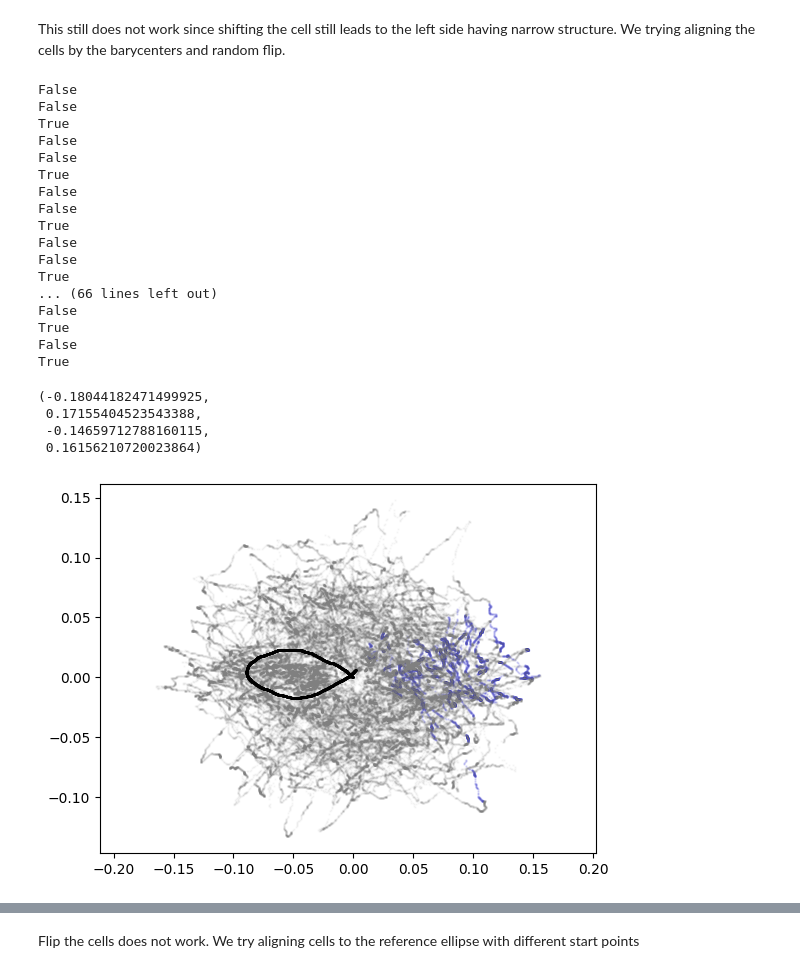
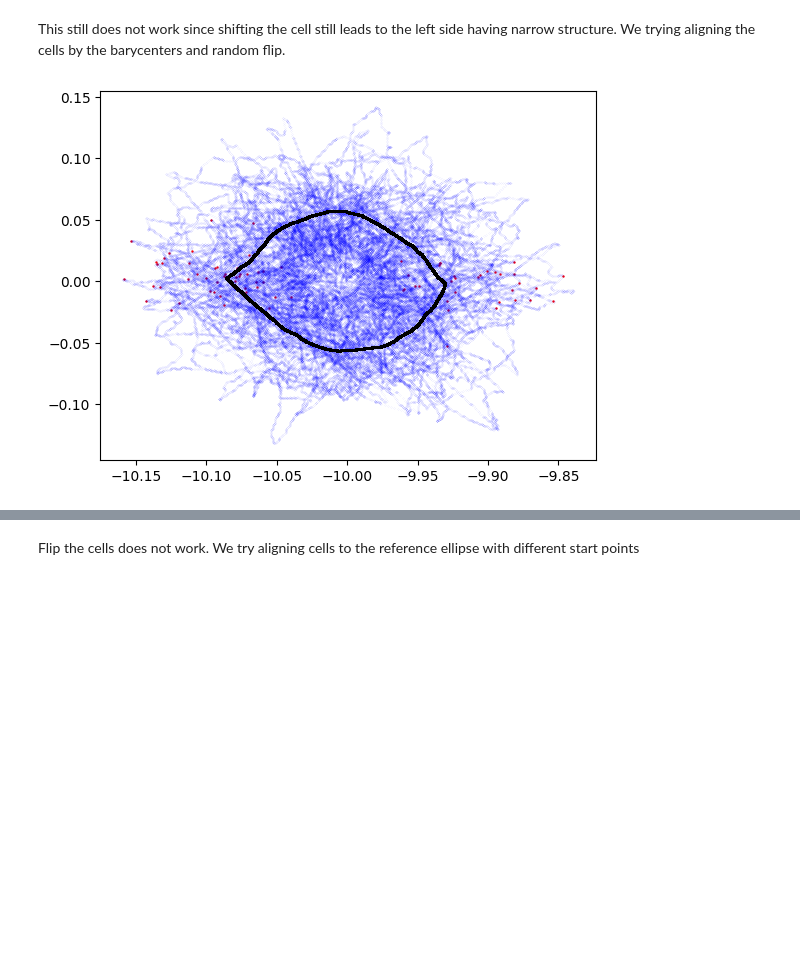
Before and after one commit to wxli0/dyn, a Jupyter notebook: dyn/notebooks/examine_alignment_osteosarcoma.ipynb, the cells around one changed output, grey strips where cells are left out. Saved outputs shown, nothing was run; the diff lists cells and outputs as text; code cells hidden in the pictures; blank space fills up the shorter version.

```diff
--- a/dyn/notebooks/examine_alignment_osteosarcoma.ipynb
+++ b/dyn/notebooks/examine_alignment_osteosarcoma.ipynb
@@ -406,10 +407,3 @@ plt.savefig(os.path.join(figs_dir, "alignment.pdf"))
 [figure]
 # %% [markdown]
 Examine the X shape for the cytd mean cells
-# %%
-cells = np.array(ds_align['Linear']['cytd']['dunn'])
-linear_mean = gs.mean(cells, axis=0)
-plt.scatter(linear_mean[:, 0], linear_mean[:, 1], s=0.5, c='black')
-for cell in cells:
-    plt.scatter(cell[:, 0], cell[:, 1], s=0.5, c='grey', alpha=0.05)
-plt.axis('equal')
@@ -458,19 +454,20 @@ ds_align['SRV']['cytd']['dunn'][0].shape
 # %%
-cells = np.array(ds_align['SRV']['cytd']['dlm8'][:])
+cells = np.array(ds_align['Linear']['cytd']['dlm8'][:])
 
 aligned_cells = []
 for cell in cells:
-    print(cell.shape, BASE_CURVE.shape)
     flip = False
-    aligned_cells.append(align_barycenter(cell, BASE_CURVE, flip))
+    centroid_x, centroid_y = get_centroid(BASE_CURVE)
+    # obtain the alighed and shifted cells
+    aligned_cells.append(align_barycenter(cell, centroid_x, centroid_y, flip))
 aligned_cells = np.array(aligned_cells)
 
 linear_mean = gs.mean(aligned_cells, axis=0)
 for cell, aligned_cell in zip(cells, aligned_cells):
     plt.scatter(linear_mean[:, 0], linear_mean[:, 1], s=0.5, c='black')
-    plt.scatter(cell[:, 0], cell[:, 1], s=0.5, c='grey')
-    plt.scatter(aligned_cell[:, 0], aligned_cell[:, 1], s=0.5, c='blue')
-
+    # plt.scatter(cell[:, 0], cell[:, 1], s=0.5, c='grey')
+    plt.scatter(aligned_cell[:, 0], aligned_cell[:, 1], s=0.0005, c='blue')
+    plt.scatter(aligned_cell[0, 0], aligned_cell[0, 1], s=0.5, c='red')
 
 
 plt.axis('equal')
@@ -502,52 +482,29 @@ This still does not work since shifting the cell still leads to the left side ha
 # %%
 
 aligned_cells = []
 for cell in cells:
     flip = random.choice([True, False])
-    print(flip)
-    aligned_cell = align_barycenter(cell, BASE_CURVE, flip)
+    centroid_x, centroid_y = get_centroid(BASE_CURVE)
+    aligned_cell = align_barycenter(cell, centroid_x, centroid_y, flip)
     aligned_cells.append(aligned_cell)
-    plt.scatter(aligned_cell[:100, 0], aligned_cell[:100, 1], s=0.5, c='blue', alpha=0.1)
+    if flip: # The start point is flipped
+        med_index = int(np.floor(aligned_cell.shape[0]/2))
+        plt.scatter(aligned_cell[med_index, 0], aligned_cell[med_index, 1], s=0.5, c='red')
+    else:
+        plt.scatter(aligned_cell[0, 0], aligned_cell[0, 1], s=0.5, c='red')
+
+    # plt.scatter(aligned_cell[:100, 0], aligned_cell[:100, 1], s=0.5, c='blue', alpha=0.1)
 
 aligned_cells = np.array(aligned_cells)
 
-for cell in aligned_cells:
-    plt.scatter(cell[:, 0], cell[:, 1], s=0.5, c='grey', alpha=0.05)
 
-# linear_mean = gs.mean(aligned_cells, axis=0)
+linear_mean = gs.mean(aligned_cells, axis=0)
 
-from geomstats.learning.frechet_mean import FrechetMean
-CURVES_SPACE_SRV = DiscreteCurvesStartingAtOrigin(ambient_dim=2, k_sampling_points=k_sampling_points)
-metric = 'SRV'
-mean = FrechetMean(CURVES_SPACE_SRV)
-mean.fit(cells)
-SRV_mean = mean.estimate_
-
-plt.scatter(SRV_mean[:, 0], SRV_mean[:, 1], s=0.5, c='black')
-plt.axis('equal')
+for cell, aligned_cell in zip(cells, aligned_cells):
+    plt.scatter(linear_mean[:, 0], linear_mean[:, 1], s=0.5, c='black')
+    plt.scatter(aligned_cell[:, 0], aligned_cell[:, 1], s=0.0005, c='blue')
 # %% [output]
-False
-False
-True
-False
-False
-True
-False
-False
-True
-False
-False
-True
-... (66 lines left out)
-False
-True
-False
-True
-(-0.18044182471499925,
- 0.17155404523543388,
- -0.14659712788160115,
- 0.16156210720023864)
-[figure, old version]
+[figure, new version]
 # %%
 plt.scatter(linear_mean[:, 0], linear_mean[:, 1], s=0.5, c='black')
 # %% [output]
```
Also changed, not shown: parts of 9 cells of this notebook, 2 other files.
